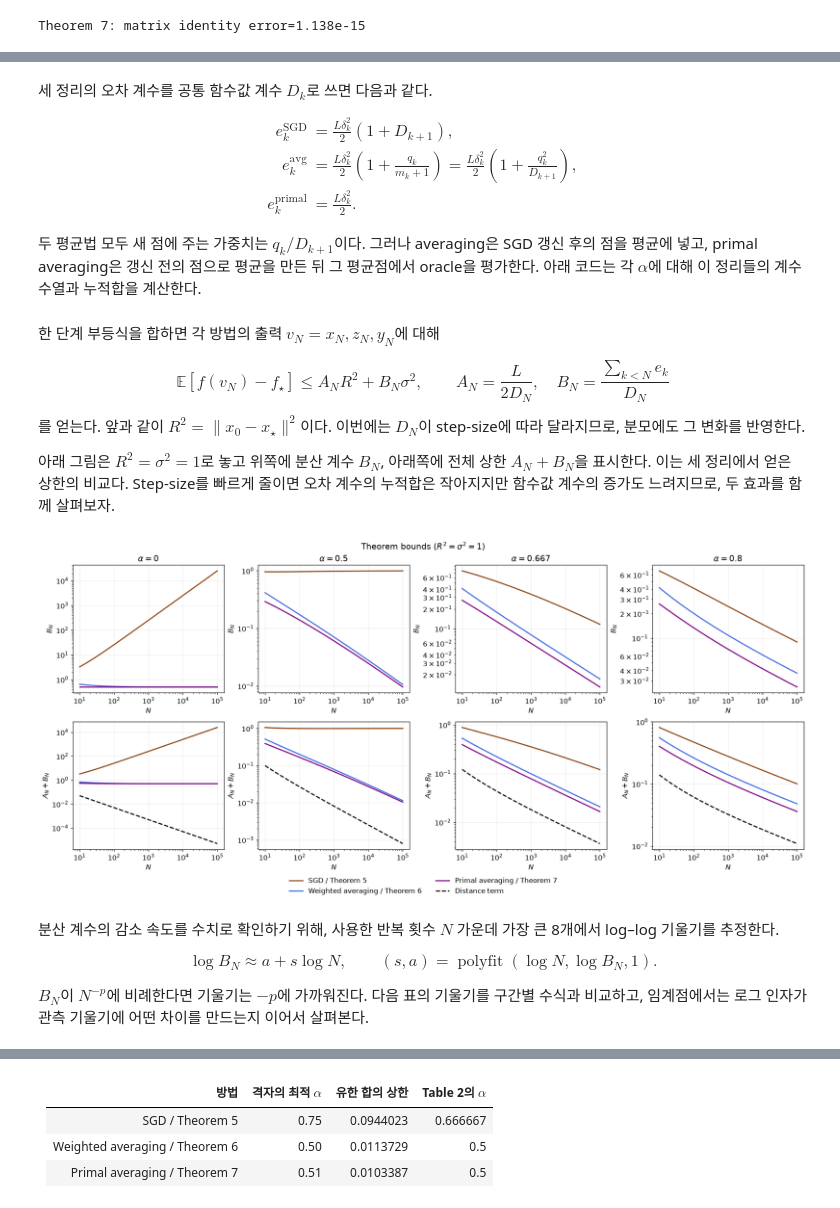
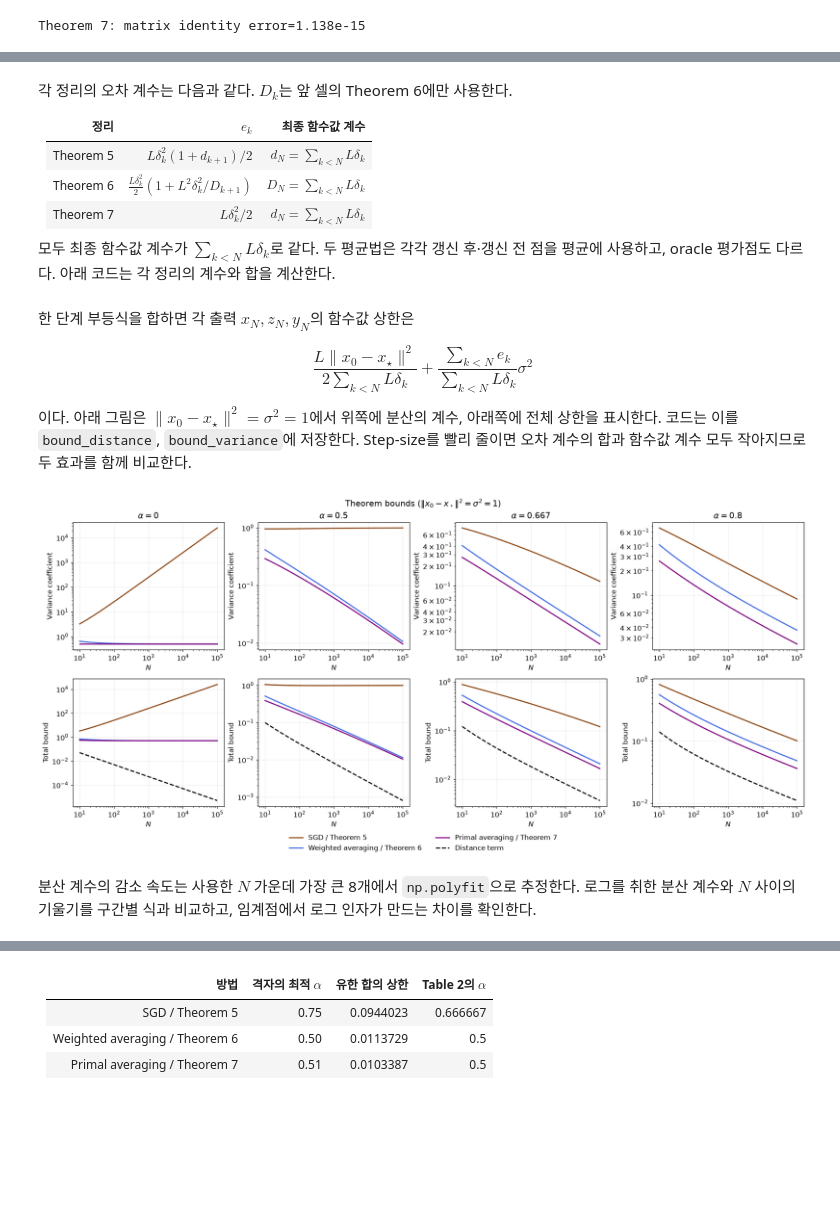
Before and after one commit to DongHakKun/Potential-functions-for-first-order-methods-python, a Jupyter notebook: ipynb/Averaging_expansion_Theorem_6-7_Table_2.ipynb, the cells around one changed output, grey strips where cells are left out. Saved outputs shown, nothing was run; the diff lists cells and outputs as text; code cells hidden in the pictures; blank space fills up the shorter version.

Commit message:
docs: align analysis notation with paper and original scripts

```diff
--- a/ipynb/Averaging_expansion_Theorem_6-7_Table_2.ipynb
+++ b/ipynb/Averaging_expansion_Theorem_6-7_Table_2.ipynb
@@ -441,7 +418,7 @@ styles_avg = {0: ("Unrestricted SDP", "saddlebrown", "-"),
               1: (r"Restricted SDP: $Q_k=0,\ a'_k=L/2$", "firebrick", "--")}
 fig, axes = plt.subplots(2, 2, figsize=(12, 7), sharex=True, layout="constrained")
 for key, ax, title in zip(("ap", "d", "e", "ec"), axes.flat,
-                           (r"$a'_k$", r"$D_k$", r"$e_k$", r"$\sum_{t=0}^{k-1}e_t$")):
+                           (r"$a'_k$", r"$d_k$", r"$e_k$", r"$\sum_{t=0}^{k-1}e_t$")):
     for relax, result in averaging_results.items():
         label, color, linestyle = styles_avg[relax]
         ax.plot(np.arange(len(result[key])), result[key], label=label, color=color,
@@ -520,7 +497,7 @@ curves_avg = [(averaging_results[1], "Restricted SDP", "firebrick", "--"),
               (analytical_avg, "Theorem 6", "black", "--")]
 fig, axes = plt.subplots(2, 2, figsize=(12, 7), sharex=True, layout="constrained")
 for key, ax, title in zip(("ap", "d", "e", "ec"), axes.flat,
-                           (r"$a'_k$", r"$D_k$", r"$e_k$", r"$\sum_{t=0}^{k-1}e_t$")):
+                           (r"$a'_k$", r"$d_k$", r"$e_k$", r"$\sum_{t=0}^{k-1}e_t$")):
     for result, label, color, linestyle in curves_avg:
         ax.plot(np.arange(len(result[key])), result[key], label=label, color=color,
                 linestyle=linestyle, linewidth=1.8)
@@ -1041,7 +994,7 @@ fig, axes = plt.subplots(2, 2, figsize=(12, 7), sharex=True, layout="constrained
 for relax, color, linestyle in ((0, "saddlebrown", "-"), (1, "firebrick", "--")):
     result = primal_results[relax]
     for ax, key, title in zip(axes.flat, ("ap", "d", "e", "ec"),
-                               (r"$a'_k$", r"$D_k$", r"$e_k$", r"$\sum_{t<k}e_t$")):
+                               (r"$a'_k$", r"$d_k$", r"$e_k$", r"$\sum_{t<k}e_t$")):
         iterations = np.arange(N) if key == "e" else np.arange(N + 1)
         ax.plot(iterations, result[key], color=color, linestyle=linestyle,
                 linewidth=1.8, label=f"relax={relax}")
@@ -1050,7 +1003,7 @@ fig.suptitle("SGD with primal averaging")
 handles, labels = axes[0, 0].get_legend_handles_labels()
 fig.legend(handles, labels, loc="outside lower center", ncol=2, frameon=False)
 plt.show()
-headers = ["설정", r"$D_N$", r"$a'_N$", r"$e_{N-1}$", r"$\sum_{k=0}^{N-1}e_k$", r"$(\sum e_k)/D_N$"]
+headers = ["설정", r"$d_N$", r"$a'_N$", r"$e_{N-1}$", r"$\sum_{k=0}^{N-1}e_k$", r"$(\sum e_k)/d_N$"]
 rows = [[relax, f"{r['d_N']:.6g}", f"{r['ap'][-1]:.6g}", f"{r['e'][-1]:.6g}",
          f"{r['sum_e']:.6g}", f"{r['sum_e'] / r['d_N']:.6g}"]
         for relax, r in primal_results.items()]
@@ -1103,7 +1056,7 @@ for result, label, color, linestyle in (
     (analytical_primal, "Theorem 7", "black", "--"),
 ):
     for ax, key, title in zip(axes.flat, ("ap", "d", "e", "ec"),
-                               (r"$a'_k$", r"$D_k$", r"$e_k$", r"$\sum_{t<k}e_t$")):
+                               (r"$a'_k$", r"$d_k$", r"$e_k$", r"$\sum_{t<k}e_t$")):
         iterations = np.arange(N) if key == "e" else np.arange(N + 1)
         ax.plot(iterations, result[key], color=color, linestyle=linestyle, linewidth=1.8, label=label)
         ax.set(title=title, xlim=(0, N), xlabel=r"$k$")
@@ -1111,7 +1064,7 @@ fig.suptitle("Theorem 7: coefficient sequences")
 handles, labels = axes[0, 0].get_legend_handles_labels()
 fig.legend(handles, labels, loc="outside lower center", ncol=2, frameon=False)
 plt.show()
-coefficient_labels = {"ap": r"$a'_k$", "d": r"$D_k$", "e": r"$e_k$", "ec": r"$\sum_{t=0}^{k-1}e_t$"}
+coefficient_labels = {"ap": r"$a'_k$", "d": r"$d_k$", "e": r"$e_k$", "ec": r"$\sum_{t=0}^{k-1}e_t$"}
 headers = ["계수", "수치해의 마지막 값", "Theorem 7의 마지막 값", "수열의 최대 절댓값 차이"]
 rows = [[coefficient_labels[key], f"{primal_results[1][key][-1]:.8g}", f"{analytical_primal[key][-1]:.8g}",
          f"{np.max(np.abs(primal_results[1][key] - analytical_primal[key])):.3e}"]
@@ -1402,21 +1327,15 @@ method_labels = {
 }
 method_colors = {"sgd": "saddlebrown", "averaging": "royalblue", "primal": "purple"}
 # %% [markdown]
-세 정리의 오차 계수를 공통 함수값 계수 $D_k$로 쓰면 다음과 같다.
+각 정리의 오차 계수는 다음과 같다. $D_k$는 앞 셀의 Theorem 6에만 사용한다.
 
-$$\begin{aligned}
-e_k^{\mathrm{SGD}}
-&=\frac{L\delta_k^2}{2}(1+D_{k+1}),\\
-e_k^{\mathrm{avg}}
-&=\frac{L\delta_k^2}{2}
-\left(1+\frac{q_k}{m_k+1}\right)
-=\frac{L\delta_k^2}{2}
-\left(1+\frac{q_k^2}{D_{k+1}}\right),\\
-e_k^{\mathrm{primal}}
-&=\frac{L\delta_k^2}{2}.
-\end{aligned}$$
+| 정리 | $e_k$ | 최종 함수값 계수 |
+| --- | --- | --- |
+| Theorem 5 | $L\delta_k^2(1+d_{k+1})/2$ | $d_N=\sum_{k<N}L\delta_k$ |
+| Theorem 6 | $\frac{L\delta_k^2}{2}(1+L^2\delta_k^2/D_{k+1})$ | $D_N=\sum_{k<N}L\delta_k$ |
+| Theorem 7 | $L\delta_k^2/2$ | $d_N=\sum_{k<N}L\delta_k$ |
 
-두 평균법 모두 새 점에 주는 가중치는 $q_k/D_{k+1}$이다. 그러나 averaging은 SGD 갱신 후의 점을 평균에 넣고, primal averaging은 갱신 전의 점으로 평균을 만든 뒤 그 평균점에서 oracle을 평가한다. 아래 코드는 각 $\alpha$에 대해 이 정리들의 계수 수열과 누적합을 계산한다.
+모두 최종 함수값 계수가 $\sum_{k<N}L\delta_k$로 같다. 두 평균법은 각각 갱신 후·갱신 전 점을 평균에 사용하고, oracle 평가점도 다르다. 아래 코드는 각 정리의 계수와 합을 계산한다.
 # %%
 rate_results = {}
 for alpha in alphas:
@@ -1439,48 +1358,40 @@ for alpha in alphas:
             "ec": np.r_[0., np.cumsum(e)], "new_weight": new_weight,
         }
 # %% [markdown]
-한 단계 부등식을 합하면 각 방법의 출력 $v_N=x_N,z_N,y_N$에 대해
+한 단계 부등식을 합하면 각 출력 $x_N,z_N,y_N$의 함수값 상한은
 
-$$\mathbb E[f(v_N)-f_\star]\le A_NR^2+B_N\sigma^2,\qquad
-A_N=\frac{L}{2D_N},\quad
-B_N=\frac{\sum_{k<N}e_k}{D_N}$$
+$$\frac{L\|x_0-x_\star\|^2}{2\sum_{k<N}L\delta_k}
++\frac{\sum_{k<N}e_k}{\sum_{k<N}L\delta_k}\sigma^2$$
 
-를 얻는다. 앞과 같이 $R^2=\|x_0-x_\star\|^2$이다. 이번에는 $D_N$이 step-size에 따라 달라지므로, 분모에도 그 변화를 반영한다.
-
-아래 그림은 $R^2=\sigma^2=1$로 놓고 위쪽에 분산 계수 $B_N$, 아래쪽에 전체 상한 $A_N+B_N$을 표시한다. 이는 세 정리에서 얻은 상한의 비교다. Step-size를 빠르게 줄이면 오차 계수의 누적합은 작아지지만 함수값 계수의 증가도 느려지므로, 두 효과를 함께 살펴보자.
+이다. 아래 그림은 $\|x_0-x_\star\|^2=\sigma^2=1$에서 위쪽에 분산의 계수, 아래쪽에 전체 상한을 표시한다. 코드는 이를 `bound_distance`, `bound_variance`에 저장한다. Step-size를 빨리 줄이면 오차 계수의 합과 함수값 계수 모두 작아지므로 두 효과를 함께 비교한다.
 # %%
 for r in rate_results.values():
     r["bound_distance"] = np.r_[np.nan, L / (2 * r["d"][1:])]
     r["bound_variance"] = np.r_[np.nan, r["ec"][1:] / r["d"][1:]]
 
 fig, axes = plt.subplots(2, 4, figsize=(17, 8), layout="constrained")
 for column, alpha in enumerate(alphas):
     for method in methods:
         r = rate_results[method, alpha]
         axes[0, column].loglog(Ns, r["bound_variance"][Ns],
                               color=method_colors[method], linewidth=1.8,
                               label=method_labels[method])
         axes[1, column].loglog(Ns,
                               r["bound_distance"][Ns] + r["bound_variance"][Ns],
                               color=method_colors[method], linewidth=1.8,
                               label=method_labels[method])
     axes[1, column].loglog(Ns, rate_results["sgd", alpha]["bound_distance"][Ns],
                           color="black", linestyle="--", linewidth=1.8,
                           label="Distance term")
     axes[0, column].set(title=rf"$\alpha={alpha:.3g}$",
-                        xlabel=r"$N$", ylabel=r"$B_N$")
-    axes[1, column].set(xlabel=r"$N$", ylabel=r"$A_N+B_N$")
+                        xlabel=r"$N$", ylabel=r"Variance coefficient")
+    axes[1, column].set(xlabel=r"$N$", ylabel=r"Total bound")
 handles, labels = axes[1, 0].get_legend_handles_labels()
 fig.legend(handles, labels, loc="outside lower center", ncol=2, frameon=False)
-fig.suptitle(r"Theorem bounds ($R^2=\sigma^2=1$)")
+fig.suptitle(r"Theorem bounds ($\|x_0-x_\star\|^2=\sigma^2=1$)")
 plt.show()
 # %% [output]
-[figure, old version]
+[figure, new version]
 # %% [markdown]
-분산 계수의 감소 속도를 수치로 확인하기 위해, 사용한 반복 횟수 $N$ 가운데 가장 큰 8개에서 log–log 기울기를 추정한다.
-
-$$\log B_N\approx a+s\log N,\qquad
-(s,a)=\operatorname{polyfit}(\log N,\log B_N,1).$$
-
-$B_N$이 $N^{-p}$에 비례한다면 기울기는 $-p$에 가까워진다. 다음 표의 기울기를 구간별 수식과 비교하고, 임계점에서는 로그 인자가 관측 기울기에 어떤 차이를 만드는지 이어서 살펴본다.
+분산 계수의 감소 속도는 사용한 $N$ 가운데 가장 큰 8개에서 `np.polyfit`으로 추정한다. 로그를 취한 분산 계수와 $N$ 사이의 기울기를 구간별 식과 비교하고, 임계점에서 로그 인자가 만드는 차이를 확인한다.
 # %%
```
Also changed, not shown: parts of 59 cells of this notebook, 9 other files.
